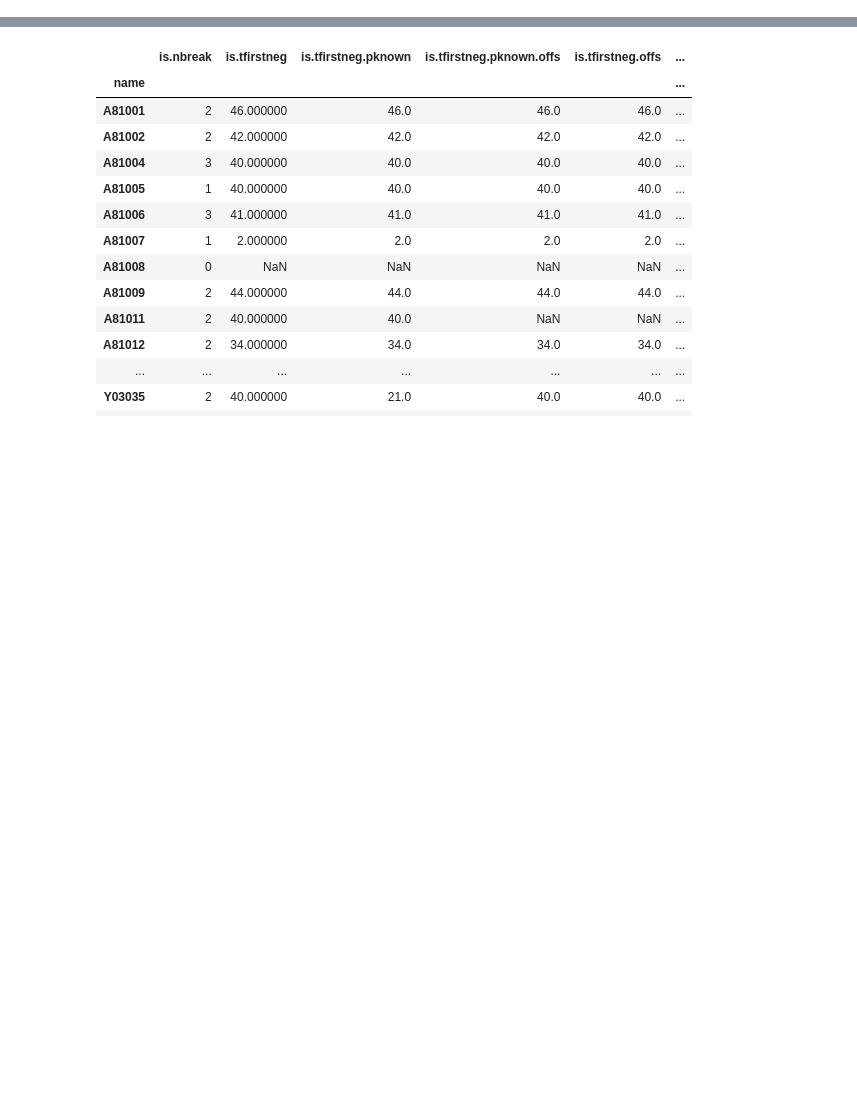
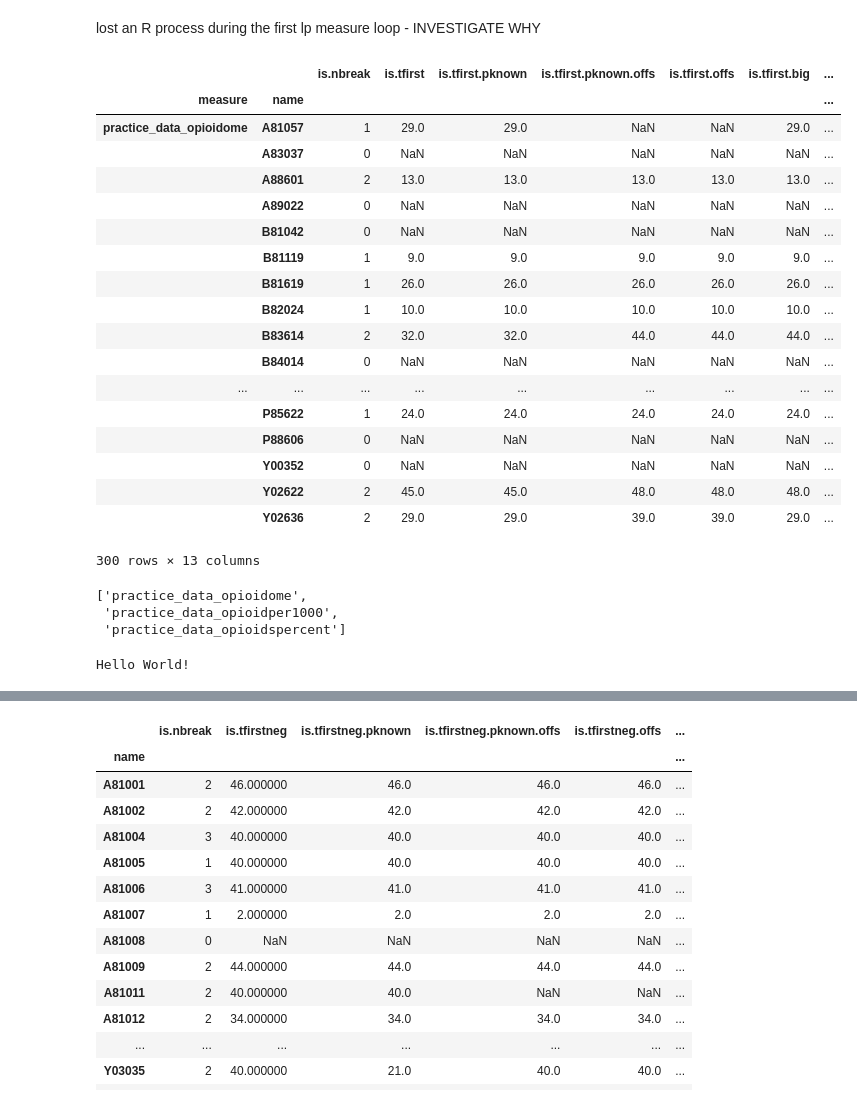
Before and after one commit to ebmdatalab/change_detection, a Jupyter notebook: change_speed_metrics.ipynb, the cells around one changed output, grey strips where cells are left out. Drawn from its saved outputs; the diff is of its cells as text; code cells hidden in the pictures; blank space fills up the shorter version.

Commit message:
separate doing queries and running change detection loops

```diff
--- a/change_speed_metrics.ipynb
+++ b/change_speed_metrics.ipynb
@@ -5,0 +13,2 @@ from change_detection import *
+# %% [markdown]
+lost an R process during the first lp measure loop - INVESTIGATE WHY
@@ -5,0 +17,46 @@ from change_detection import *
+# %%
+from change_detection import *
+opioids = ChangeDetection('practice_data_opi%',
+                          measure=True,
+                          sample=True,
+                          verbose=False)
+opioids.run()
+# %%
+opioids.concatenate_outputs()
+# %% [output]
+|  |  | is.nbreak | is.tfirst | is.tfirst.pknown | is.tfirst.pknown.offs | is.tfirst.offs | is.tfirst.big | ... |
+| measure | name |  |  |  |  |  |  | ... |
+| practice_data_opioidome | A81057 | 1 | 29.0 | 29.0 | NaN | NaN | 29.0 | ... |
+|  | A83037 | 0 | NaN | NaN | NaN | NaN | NaN | ... |
+|  | A88601 | 2 | 13.0 | 13.0 | 13.0 | 13.0 | 13.0 | ... |
+|  | A89022 | 0 | NaN | NaN | NaN | NaN | NaN | ... |
+|  | B81042 | 0 | NaN | NaN | NaN | NaN | NaN | ... |
+|  | B81119 | 1 | 9.0 | 9.0 | 9.0 | 9.0 | 9.0 | ... |
+|  | B81619 | 1 | 26.0 | 26.0 | 26.0 | 26.0 | 26.0 | ... |
+|  | B82024 | 1 | 10.0 | 10.0 | 10.0 | 10.0 | 10.0 | ... |
+|  | B83614 | 2 | 32.0 | 32.0 | 44.0 | 44.0 | 44.0 | ... |
+|  | B84014 | 0 | NaN | NaN | NaN | NaN | NaN | ... |
+| ... | ... | ... | ... | ... | ... | ... | ... | ... |
+|  | P85622 | 1 | 24.0 | 24.0 | 24.0 | 24.0 | 24.0 | ... |
+|  | P88606 | 0 | NaN | NaN | NaN | NaN | NaN | ... |
+|  | Y00352 | 0 | NaN | NaN | NaN | NaN | NaN | ... |
+|  | Y02622 | 2 | 45.0 | 45.0 | 48.0 | 48.0 | 48.0 | ... |
+|  | Y02636 | 2 | 29.0 | 29.0 | 39.0 | 39.0 | 29.0 | ... |
+300 rows × 13 columns
+# %%
+os.listdir('./data/practice_data_opi')
+# %% [output]
+['practice_data_opioidome',
+ 'practice_data_opioidper1000',
+ 'practice_data_opioidspercent']
+# %%
+from IPython.display import clear_output
+import time
+
+for i in range(10):
+    clear_output()
+    time.sleep(.3)
+    print("Hello World!")
+    time.sleep(.5)
+# %% [output]
+Hello World!
```
Also changed, not shown: parts of 6 cells of this notebook, 3 other files.
